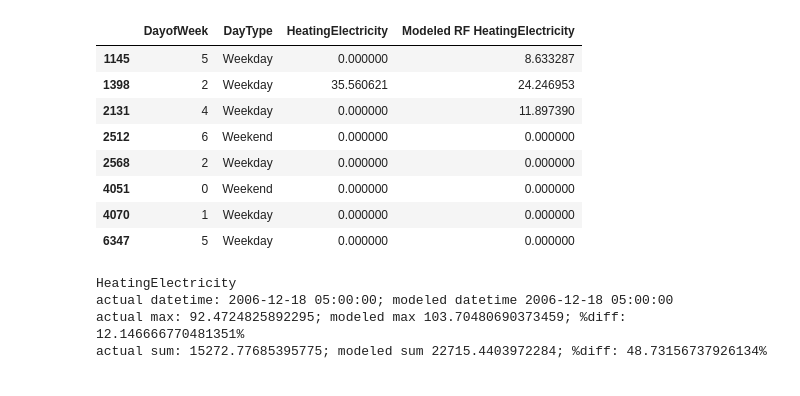
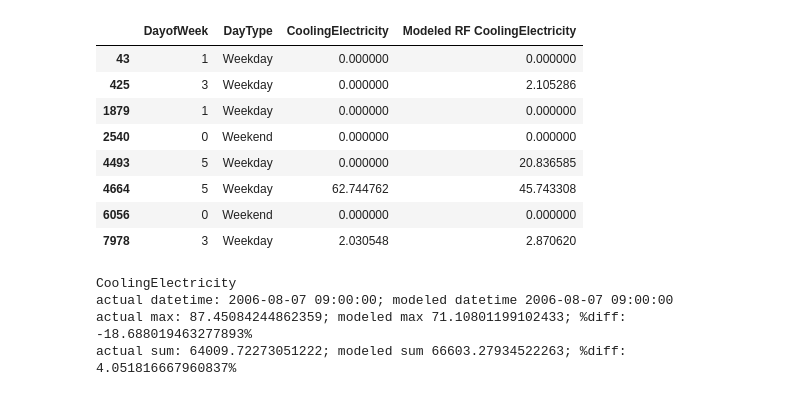
Before and after one commit to nllong/Ambient-Loop-Metamodels, a Jupyter notebook: residuals.ipynb, the cells around one changed output. Drawn from its saved outputs; the diff is of its cells as text; code cells hidden in the pictures.

```diff
--- a/residuals.ipynb
+++ b/residuals.ipynb
@@ -32,38 +33,38 @@ config['xtick.labelsize'] = 18
 config['ytick.labelsize'] = 18
 config['axes.labelsize'] = 20
 # %%
-response_var = 'HeatingElectricity'
-# response_var = 'CoolingElectricity'
-# response_var = 'DistrictCoolingChilledWaterEnergy'
-# response_var = 'DistrictHeatingHotWaterEnergy'
+#response_var = 'HeatingElectricity'
+response_var = 'CoolingElectricity'
+#response_var = 'DistrictCoolingChilledWaterEnergy'
+#response_var = 'DistrictHeatingHotWaterEnergy'
 # response_var = 'ETSCoolingOutletTemperature'
 # response_var = 'ETSHeatingOutletTemperature'
 modeled_var = f'Modeled RF {response_var}'
 
 
-df2 = pd.read_csv(f'output/smoff_sweep_v2_0.15/ValidationData/images/residual_ts_{response_var}_RF.csv')
+df2 = pd.read_csv(f'output/smoff_sweep_v2_0.015/ValidationData/images/residual_ts_{response_var}_RF.csv')
 # convert to Watts
 df2[response_var] = df2[response_var] / 277777.77
 df2[modeled_var] = df2[modeled_var] / 277777.77
 
 df2['residuals'] = df2[response_var] - df2[modeled_var]  # y - yhat
 # group weekdays/weekends
 condlist = [df2.DayofWeek.between(1,5), df2.DayofWeek.isin([0,6])]
 choices = ['Weekday', 'Weekend']
 df2['DayType'] = np.select(condlist, choices)
 # show random sample of data
 # df2.sample(8).sort_index()
 df2[['DayofWeek', 'DayType', response_var, modeled_var]].sample(8).sort_index()
 # %% [output]
-|  | DayofWeek | DayType | HeatingElectricity | Modeled RF HeatingElectricity |
-| 1145 | 5 | Weekday | 0.000000 | 8.633287 |
-| 1398 | 2 | Weekday | 35.560621 | 24.246953 |
-| 2131 | 4 | Weekday | 0.000000 | 11.897390 |
-| 2512 | 6 | Weekend | 0.000000 | 0.000000 |
-| 2568 | 2 | Weekday | 0.000000 | 0.000000 |
-| 4051 | 0 | Weekend | 0.000000 | 0.000000 |
-| 4070 | 1 | Weekday | 0.000000 | 0.000000 |
-| 6347 | 5 | Weekday | 0.000000 | 0.000000 |
+|  | DayofWeek | DayType | CoolingElectricity | Modeled RF CoolingElectricity |
+| 43 | 1 | Weekday | 0.000000 | 0.000000 |
+| 425 | 3 | Weekday | 0.000000 | 2.105286 |
+| 1879 | 1 | Weekday | 0.000000 | 0.000000 |
+| 2540 | 0 | Weekend | 0.000000 | 0.000000 |
+| 4493 | 5 | Weekday | 0.000000 | 20.836585 |
+| 4664 | 5 | Weekday | 62.744762 | 45.743308 |
+| 6056 | 0 | Weekend | 0.000000 | 0.000000 |
+| 7978 | 3 | Weekday | 2.030548 | 2.870620 |
 # %%
 # calculate the max and get the date of the max
 
@@ -85,7 +86,7 @@ print(f"actual datetime: {actual_datetime}; modeled datetime {modeled_datetime}"
 print(f"actual max: {actual_max}; modeled max {modeled_max}; %diff: {(modeled_max-actual_max)/actual_max*100}%")
 print(f"actual sum: {sums[response_var]}; modeled sum {sums[modeled_var]}; %diff: {(sums[modeled_var]-sums[response_var])/sums[response_var]*100}%")
 # %% [output]
-HeatingElectricity
-actual datetime: 2006-12-18 05:00:00; modeled datetime 2006-12-18 05:00:00
-actual max: 92.4724825892295; modeled max 103.70480690373459; %diff: 12.146666770481351%
-actual sum: 15272.77685395775; modeled sum 22715.4403972284; %diff: 48.73156737926134%
+CoolingElectricity
+actual datetime: 2006-08-07 09:00:00; modeled datetime 2006-08-07 09:00:00
+actual max: 87.45084244862359; modeled max 71.10801199102433; %diff: -18.688019463277893%
+actual sum: 64009.72273051222; modeled sum 66603.27934522263; %diff: 4.051816667960837%
```
Also changed, not shown: parts of 17 cells of this notebook, 3 other files.
